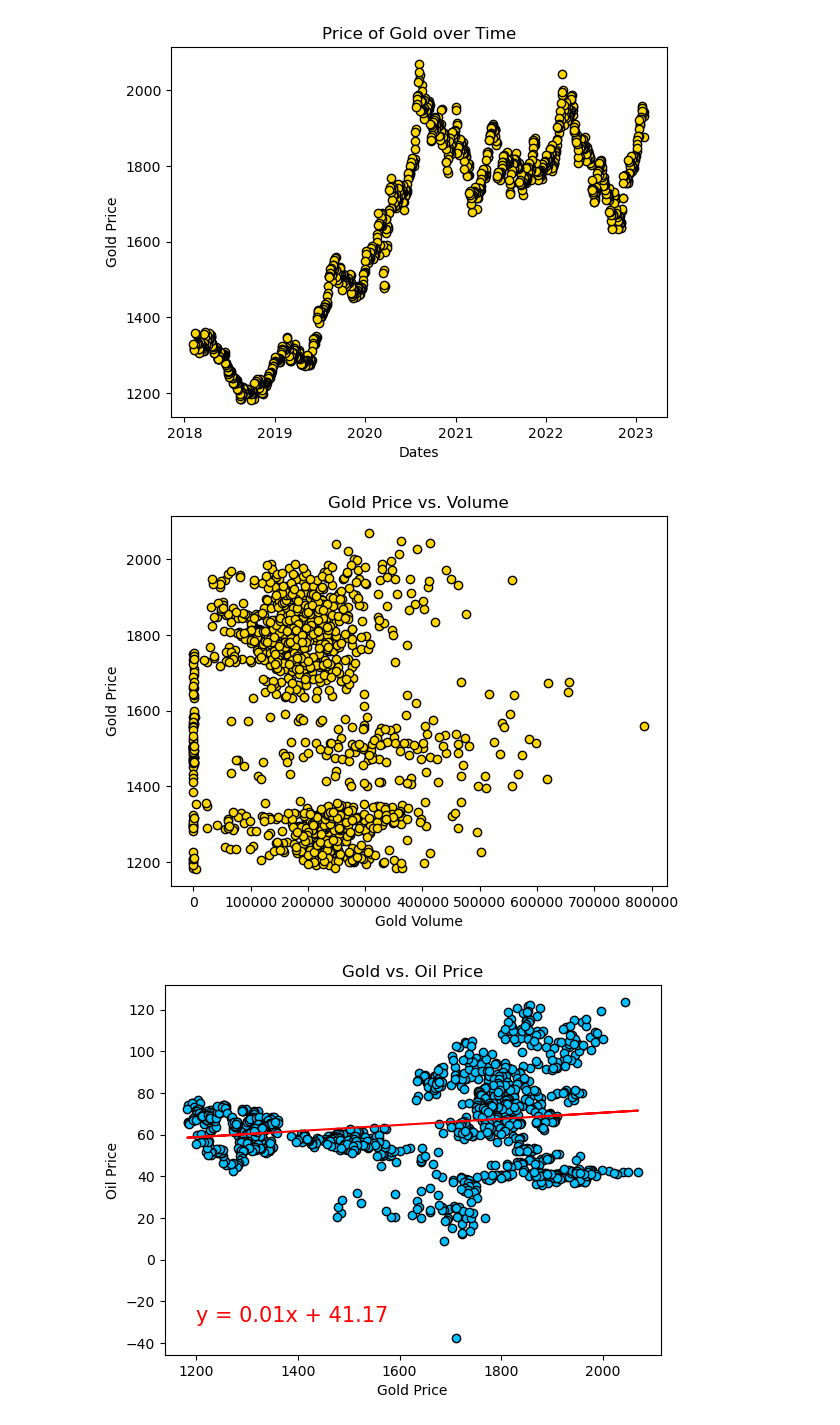
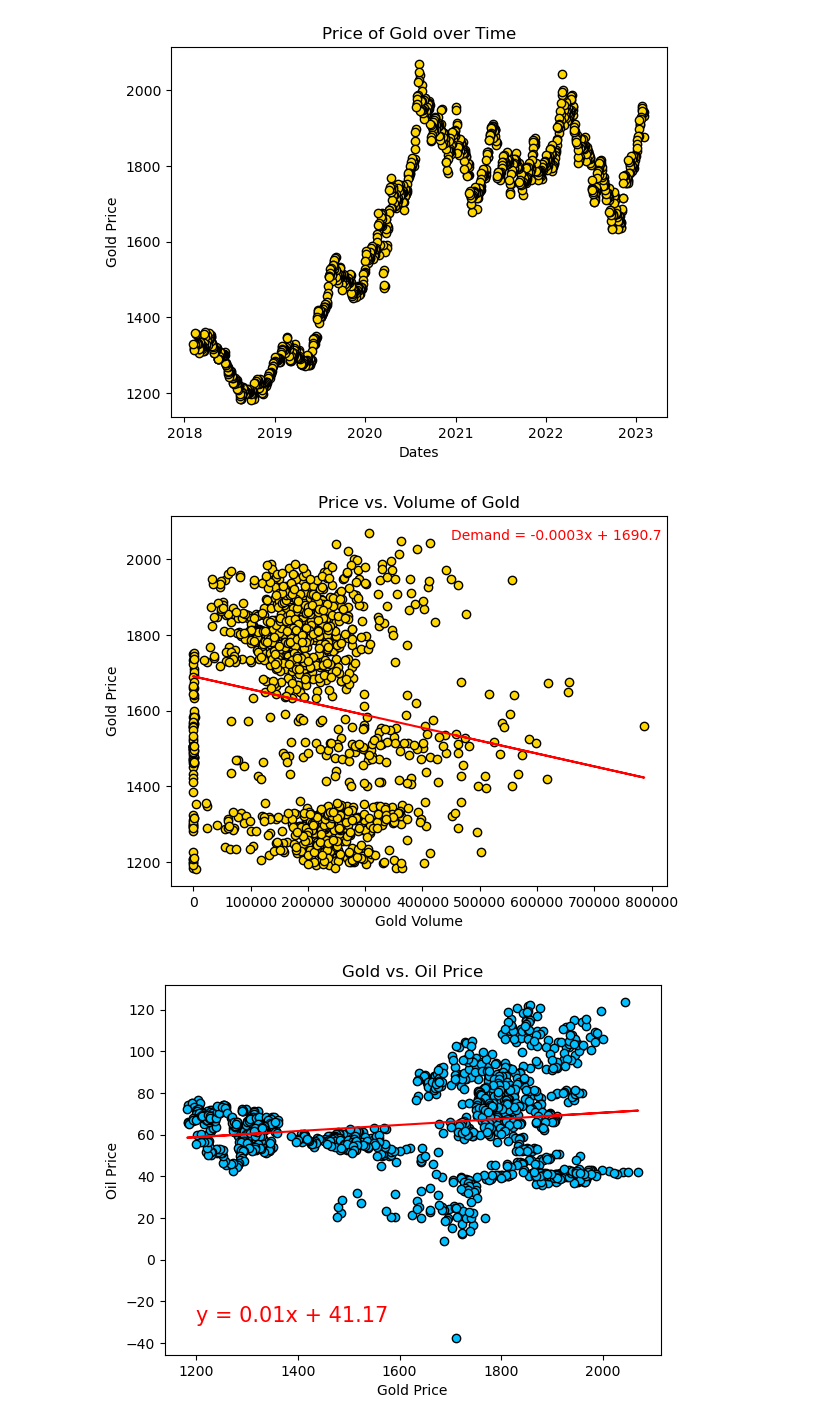
Before and after one commit to gbarn777/project-one, a Jupyter notebook: project1_v3.ipynb, the cells around one changed output. Cells and saved outputs as stored; diff of their text form; code cells hidden in the pictures.

Commit message:
Updating Gold Volume vs Price

```diff
--- a/project1_v3.ipynb
+++ b/project1_v3.ipynb
@@ -198,17 +198,26 @@ plt.title("Price of Gold over Time")
 plt.savefig("Output/Gold_Price_Scatter.png")
 # %% [output]
 [figure]
-# %%
-x_values = clean_oil_gold_df["gold_volume"]
-y_values = clean_oil_gold_df["gold_price"]
-
-plt.scatter(x_values,y_values,edgecolors="black", c="gold")
-plt.xlabel("Gold Volume")
-plt.ylabel("Gold Price")
-plt.title("Gold Price vs. Volume")
-plt.savefig("Output/Price_vs._Volume_Gold.png")
-# %% [output]
-[figure, removed]
+# %%
+#################
+clean_oil_gold_df = clean_oil_gold_df.dropna(how='any')
+clean_oil_gold_df.count()
+x_values = clean_oil_gold_df["gold_volume"]
+y_values = clean_oil_gold_df["gold_price"]
+correlation = round(st.pearsonr(x_values,y_values)[0],2)
+(slope,intercept,rvalue,pvalue,stderr) = st.linregress(x_values,y_values)
+regression_values = x_values*slope +intercept
+Regression_Line = "Demand = " + str(round(slope,4)) + "x + " + str(round(intercept,2))
+plt.scatter(x_values,y_values,edgecolors="black", c="gold")
+plt.plot(x_values,regression_values,color = "red",alpha=1)
+plt.annotate(Regression_Line,(450000,2050),fontsize=10,color="red")
+
+plt.xlabel("Gold Volume")
+plt.ylabel("Gold Price")
+plt.title("Price vs. Volume of Gold")
+plt.savefig("Output/Price_vs._Volume_Gold.png")
+# %% [output]
+[figure, added]
 # %%
 x_values = clean_oil_gold_df["gold_price"]
 y_values = clean_oil_gold_df["oil_price"]
```
Also changed, not shown: 1 other file.
